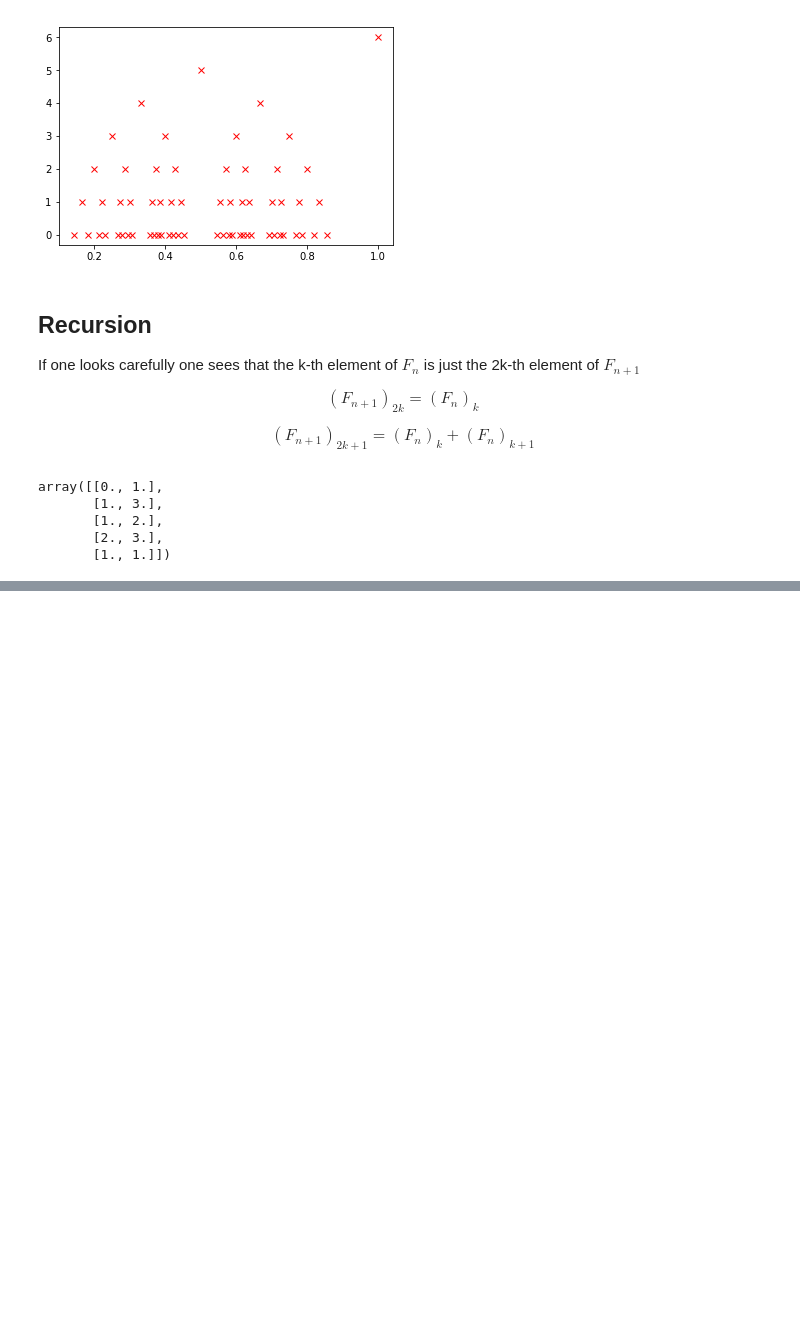
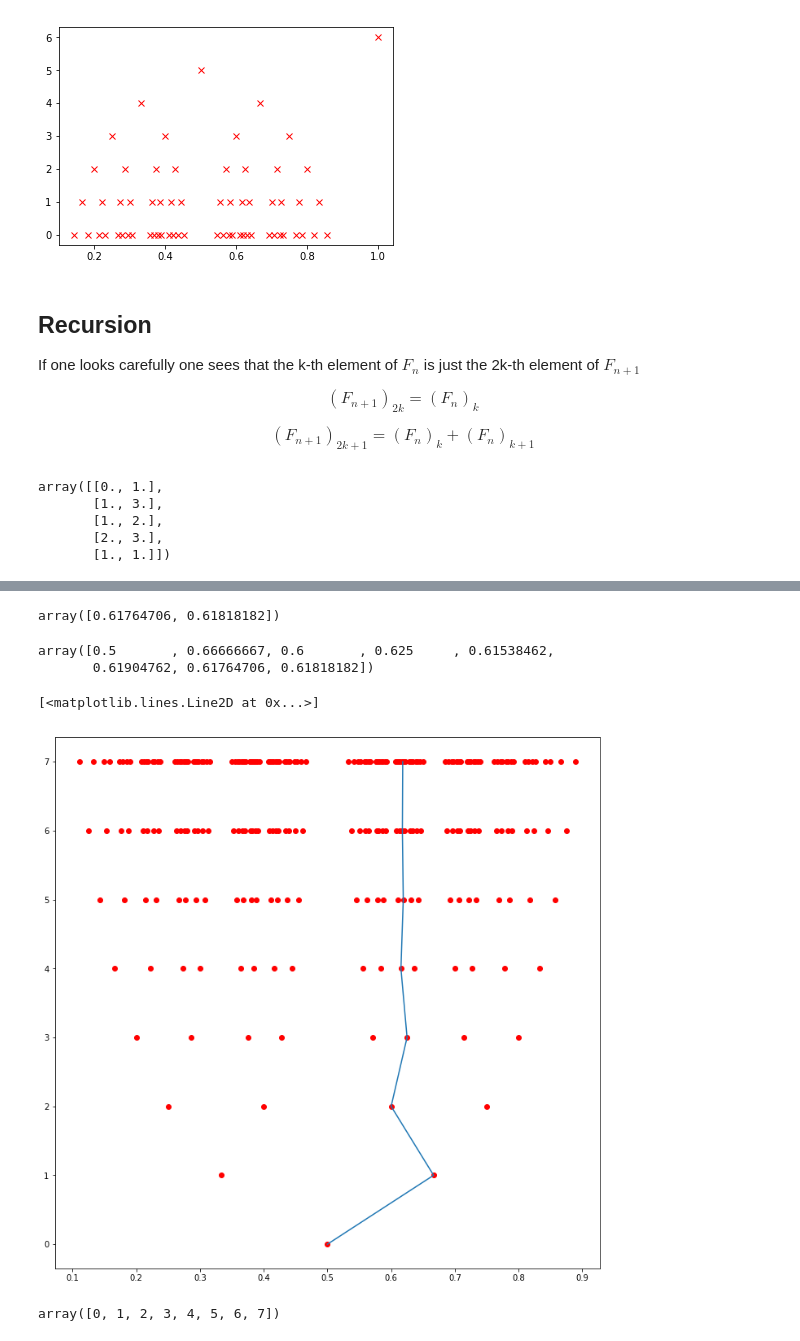
Before and after one commit to macbuse/macbuse.github.io, a Jupyter notebook: PROG/matplot_episode_two.ipynb, the cells around one changed output, grey strips where cells are left out. Saved outputs shown, nothing was run; the diff lists cells and outputs as text; code cells hidden in the pictures; blank space fills up the shorter version.

```diff
--- a/PROG/matplot_episode_two.ipynb
+++ b/PROG/matplot_episode_two.ipynb
@@ -340,0 +351,3 @@ array([[0., 1.],
+# %%
+F_n = F(4)
+fracs = F_n[:,0]/F_n[:,1]
@@ -340,0 +390,48 @@ array([[0., 1.],
+# %%
+
+def interval(x, n):
+    if n == 0:
+         return np.array([[0,1], [1,1]]), []
+    tmp, medians = interval(x, n-1)
+    median = tmp[0] + tmp[1]
+    medians.append(median)
+    if median[0]/median[1] < x:
+        tmp[0] = median
+    else:
+        tmp[1] = median
+    return tmp, medians
+# %%
+uu, medians = interval((np.sqrt(5) - 1)/2, 8)
+uu[:,0]/uu[:,1]
+# %% [output]
+array([0.61764706, 0.61818182])
+# %%
+medians = np.array(medians)
+mfracs = medians[:,0]/medians[:,1]
+mfracs
+# %% [output]
+array([0.5       , 0.66666667, 0.6       , 0.625     , 0.61538462,
+       0.61904762, 0.61764706, 0.61818182])
+# %%
+
+fig, ax = plt.subplots()
+fig.set_size_inches(12,12)
+
+rats = np.array([[0,1], [1,1]])
+for k in range(8):
+    tmp = np.zeros((2*rats.shape[0]-1,2))
+    tmp[::2,] = rats
+    tmp[1::2,] = rats[:-1] + rats[1:]
+    #fracs = rats[:,0]/rats[:,1]
+    fracs = tmp[1::2,0]/tmp[1::2,1]
+    ax.plot(fracs, k*np.ones_like(fracs), 'ro')
+    rats = tmp
+
+ax.plot(mfracs, np.arange(len(mfracs)) )
+# %% [output]
+[<matplotlib.lines.Line2D at 0x...>]
+[figure, added]
+# %%
+np.arange(len(mfracs))
+# %% [output]
+array([0, 1, 2, 3, 4, 5, 6, 7])
```
Also changed, not shown: parts of 8 cells of this notebook.
